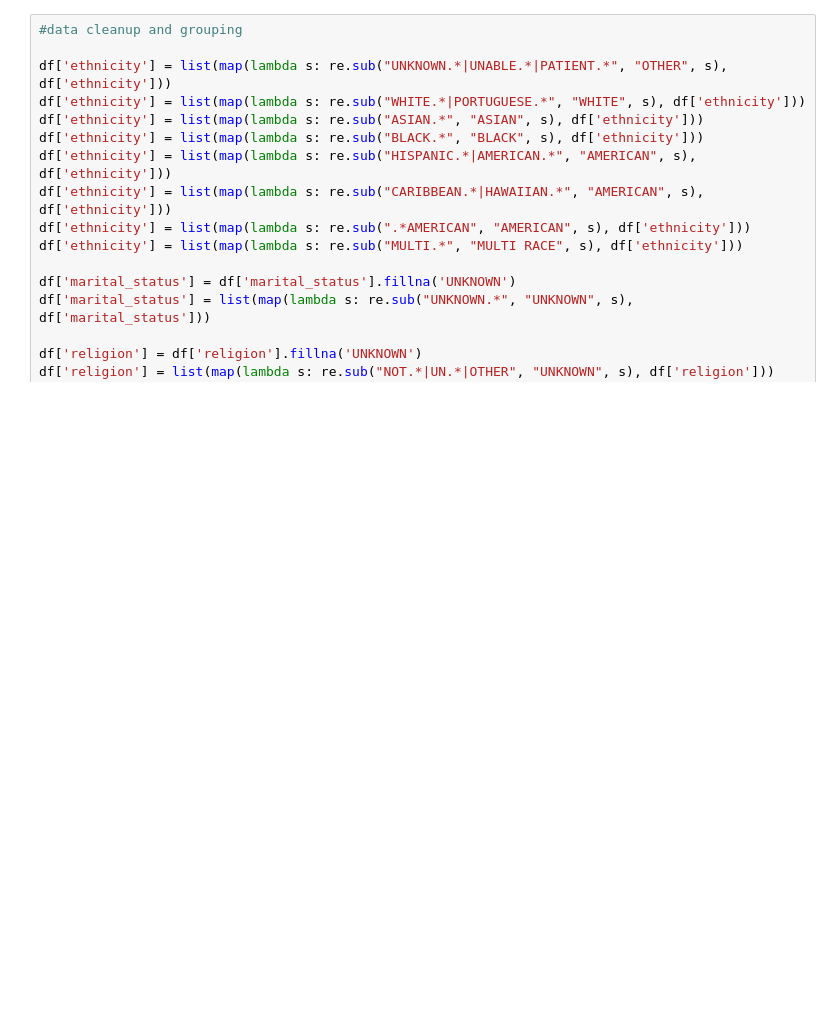
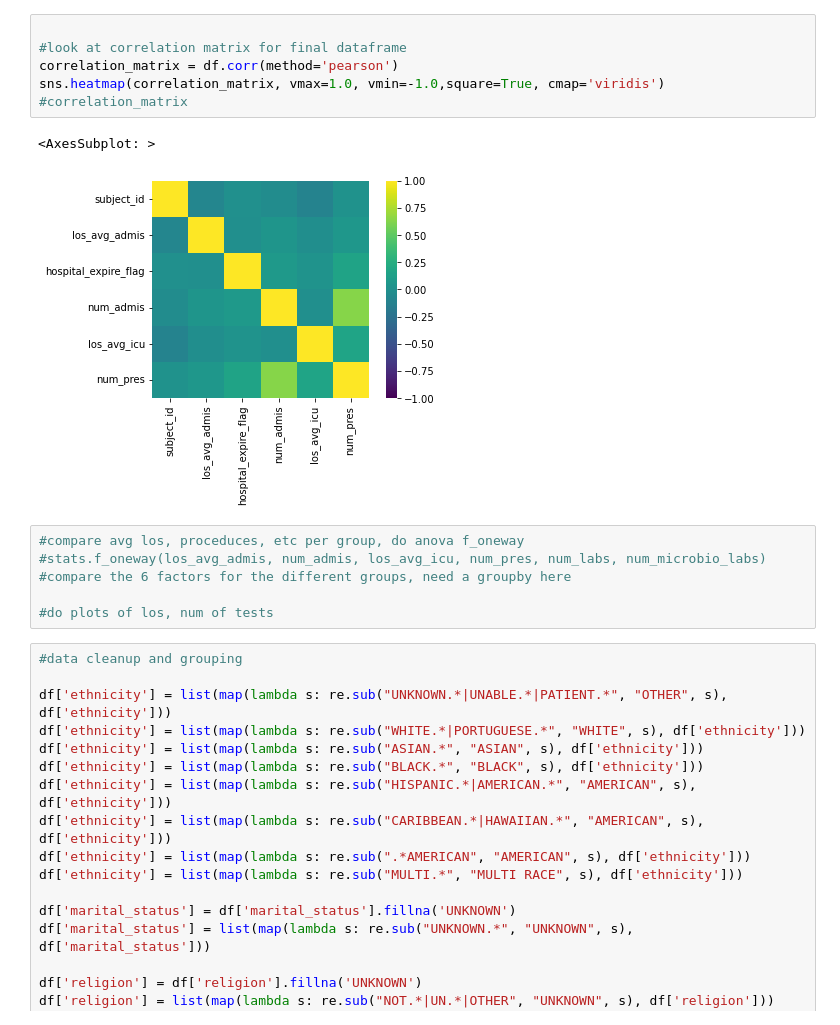
Before and after one commit to lottiewolf/NYCDSA_MIMIC_III, a Jupyter notebook: mimicIII_demographics.ipynb, the cells around one changed output. Cells and saved outputs as stored; diff of their text form; blank space fills up the shorter version.

```diff
--- a/mimicIII_demographics.ipynb
+++ b/mimicIII_demographics.ipynb
@@ -115,3 +207,18 @@ df.head()
+# %%
+
+#look at correlation matrix for final dataframe
+correlation_matrix = df.corr(method='pearson')
+sns.heatmap(correlation_matrix, vmax=1.0, vmin=-1.0,square=True, cmap='viridis')
+#correlation_matrix
+# %% [output]
+<AxesSubplot: >
+[figure, added]
+# %%
+#compare avg los, proceduces, etc per group, do anova f_oneway
+#stats.f_oneway(los_avg_admis, num_admis, los_avg_icu, num_pres, num_labs, num_microbio_labs)
+#compare the 6 factors for the different groups, need a groupby here
+
+#do plots of los, num of tests
 # %%
 #data cleanup and grouping
 
```
Also changed, not shown: parts of 16 cells of this notebook.
